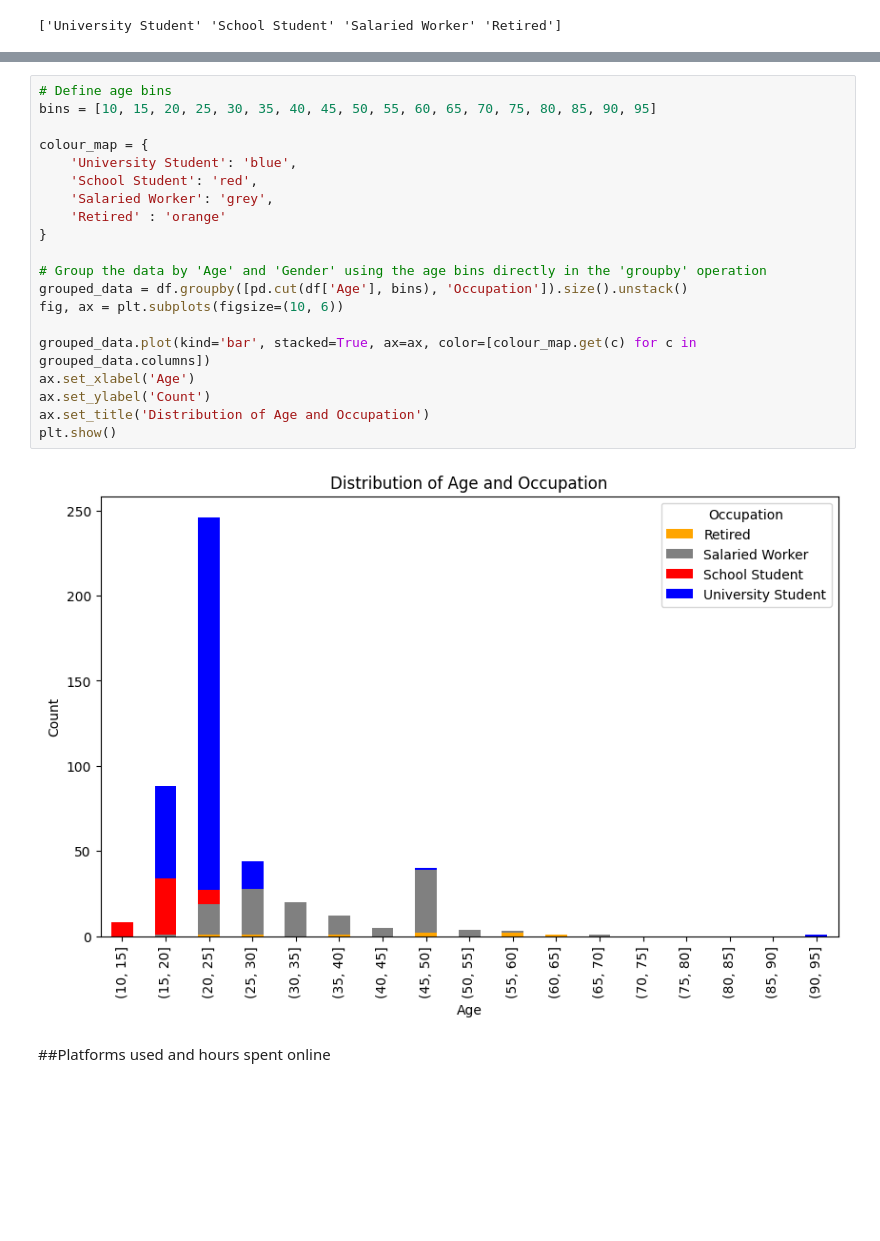
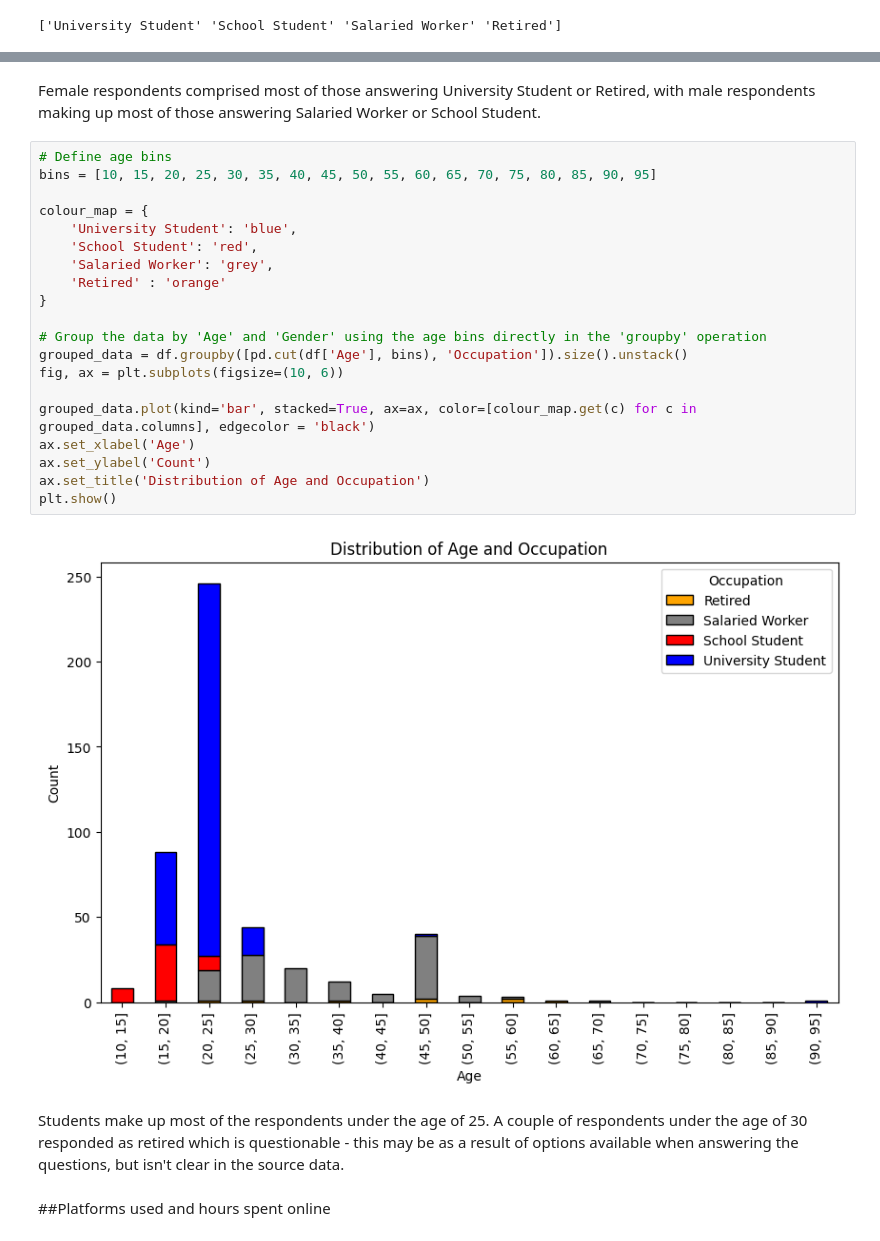
Before and after one commit to ookadeet/SocialMedia-MentalHealth, a Jupyter notebook: smmh.ipynb, the cells around one changed output, grey strips where cells are left out. Cells and saved outputs as stored; diff of their text form; blank space fills up the shorter version.

```diff
--- a/smmh.ipynb
+++ b/smmh.ipynb
@@ -414,24 +454,28 @@ plt.show()
+# %% [markdown]
+Female respondents comprised most of those answering University Student or Retired, with male respondents making up most of those answering Salaried Worker or School Student.
 # %%
 # Define age bins
 bins = [10, 15, 20, 25, 30, 35, 40, 45, 50, 55, 60, 65, 70, 75, 80, 85, 90, 95]
 
 colour_map = {
     'University Student': 'blue',
     'School Student': 'red',
     'Salaried Worker': 'grey',
     'Retired' : 'orange'
 }
 
 # Group the data by 'Age' and 'Gender' using the age bins directly in the 'groupby' operation
 grouped_data = df.groupby([pd.cut(df['Age'], bins), 'Occupation']).size().unstack()
 fig, ax = plt.subplots(figsize=(10, 6))
 
-grouped_data.plot(kind='bar', stacked=True, ax=ax, color=[colour_map.get(c) for c in grouped_data.columns])
+grouped_data.plot(kind='bar', stacked=True, ax=ax, color=[colour_map.get(c) for c in grouped_data.columns], edgecolor = 'black')
 ax.set_xlabel('Age')
 ax.set_ylabel('Count')
 ax.set_title('Distribution of Age and Occupation')
 plt.show()
 # %% [output]
-[figure, old version]
+[figure, new version]
+# %% [markdown]
+Students make up most of the respondents under the age of 25. A couple of respondents under the age of 30 responded as retired which is questionable - this may be as a result of options available when answering the questions, but isn't clear in the source data.
 # %% [markdown]
 ##Platforms used and hours spent online
```
Also changed, not shown: parts of 13 cells of this notebook.
